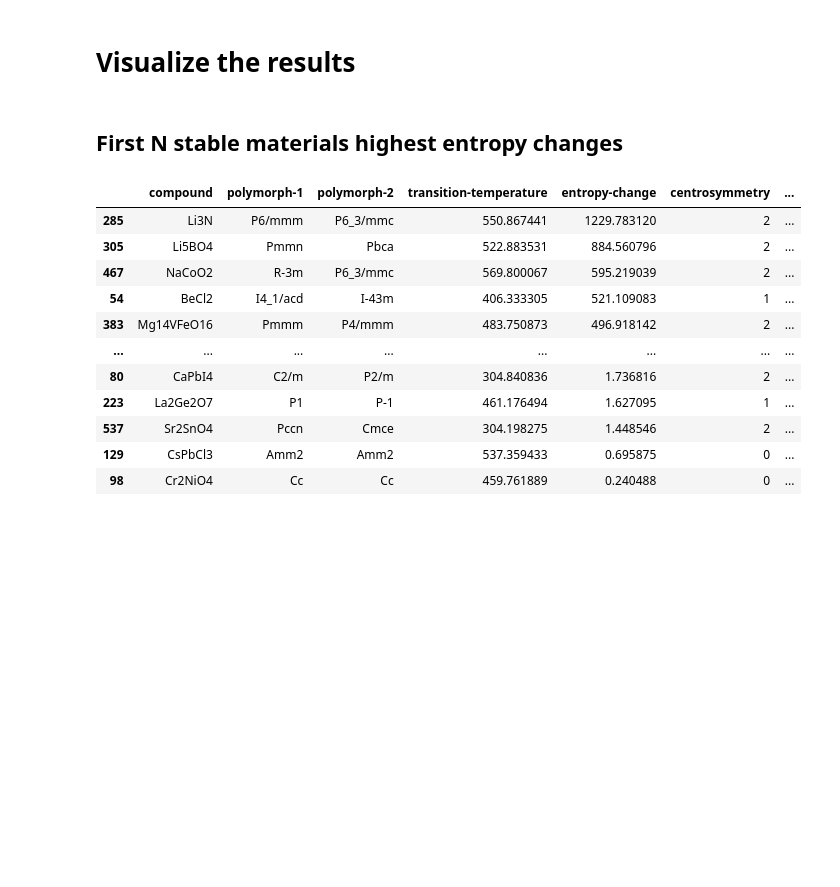
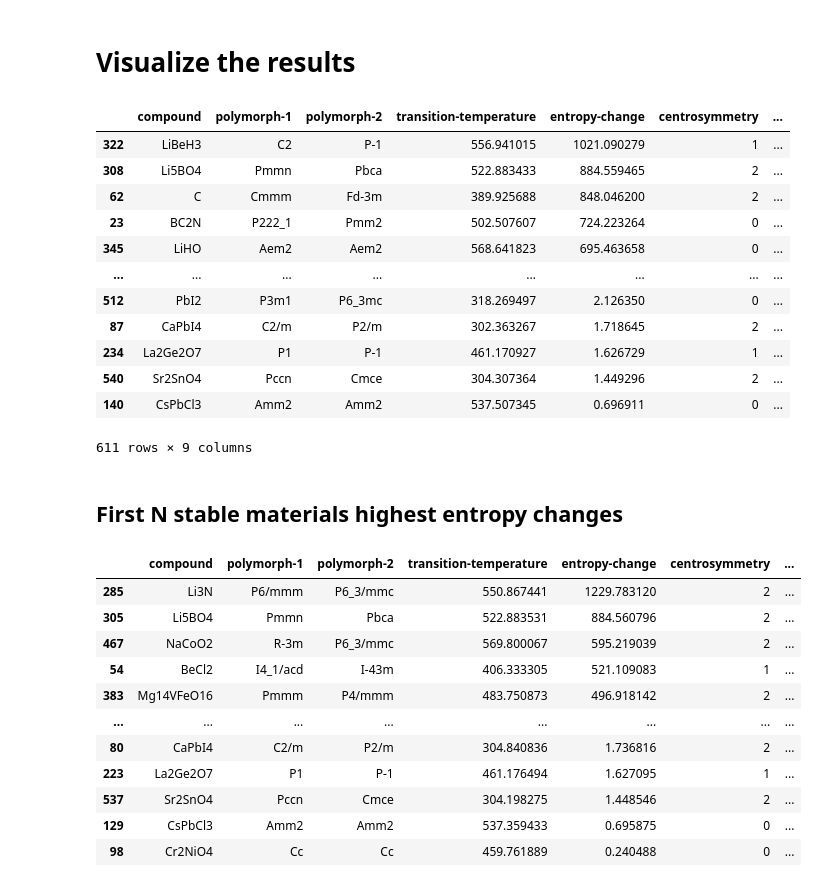
Before and after one commit to IonRepo/ml-phasetransitions, a Jupyter notebook: predict-phase-transitions.ipynb, the cells around one changed output. Cells and saved outputs as stored; diff of their text form; code cells hidden in the pictures; blank space fills up the shorter version.

```diff
--- a/predict-phase-transitions.ipynb
+++ b/predict-phase-transitions.ipynb
@@ -343,6 +343,25 @@ ZrTiO4
 # Convert to panda data-frames for easy handling
 stable_transition_phases   = pd.DataFrame(stable_transition_phases)
 unstable_transition_phases = pd.DataFrame(unstable_transition_phases)
+# %%
+# Save to excel
+df_es_stp = stable_transition_phases.sort_values(by='entropy-change', ascending=False)
+df_es_stp.to_excel(f'{output_folder}/control-stable.xlsx')
+df_es_stp
+# %% [output]
+|  | compound | polymorph-1 | polymorph-2 | transition-temperature | entropy-change | centrosymmetry | ... |
+| 322 | LiBeH3 | C2 | P-1 | 556.941015 | 1021.090279 | 1 | ... |
+| 308 | Li5BO4 | Pmmn | Pbca | 522.883433 | 884.559465 | 2 | ... |
+| 62 | C | Cmmm | Fd-3m | 389.925688 | 848.046200 | 2 | ... |
+| 23 | BC2N | P222_1 | Pmm2 | 502.507607 | 724.223264 | 0 | ... |
+| 345 | LiHO | Aem2 | Aem2 | 568.641823 | 695.463658 | 0 | ... |
+| ... | ... | ... | ... | ... | ... | ... | ... |
+| 512 | PbI2 | P3m1 | P6_3mc | 318.269497 | 2.126350 | 0 | ... |
+| 87 | CaPbI4 | C2/m | P2/m | 302.363267 | 1.718645 | 2 | ... |
+| 234 | La2Ge2O7 | P1 | P-1 | 461.170927 | 1.626729 | 1 | ... |
+| 540 | Sr2SnO4 | Pccn | Cmce | 304.307364 | 1.449296 | 2 | ... |
+| 140 | CsPbCl3 | Amm2 | Amm2 | 537.507345 | 0.696911 | 0 | ... |
+611 rows × 9 columns
 # %% [markdown]
 ## First N stable materials highest entropy changes
 # %%
```
Also changed, not shown: parts of 1 cell of this notebook, 9 other files.
